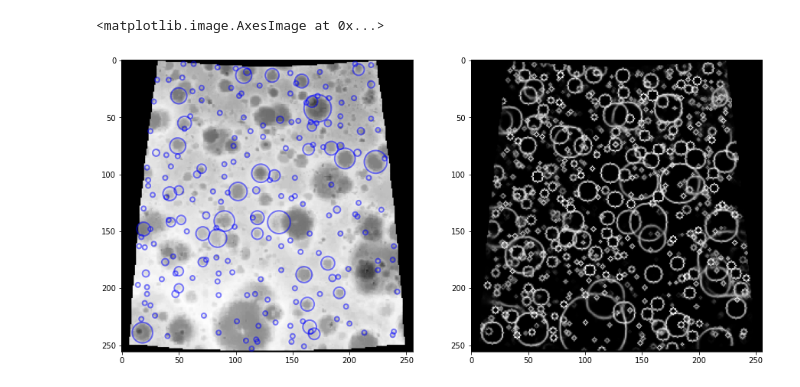
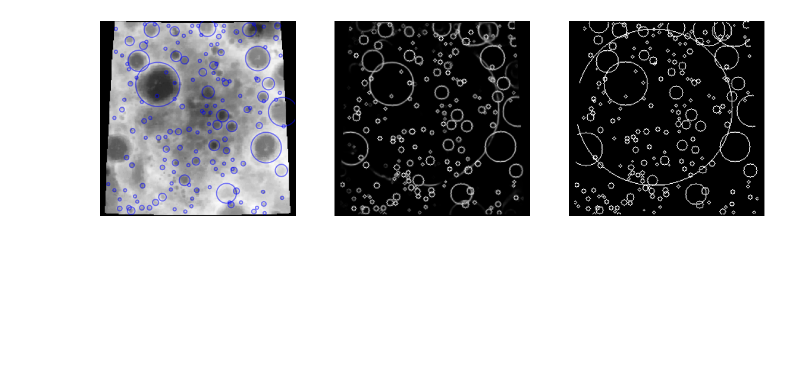
Before and after one commit to wdoppenberg/crater-detection, a Jupyter notebook: test.ipynb, the cells around one changed output. Saved outputs shown, nothing was run; the diff lists cells and outputs as text; code cells hidden in the pictures; blank space fills up the shorter version.

```diff
--- a/test.ipynb
+++ b/test.ipynb
@@ -9,7 +9,7 @@ from craterdetection.deepmoon import template_match_t
 
 exp = OpenVINOHandler('DeepMoon', device='MYRIAD')
 
-img = cv2.imread('sample_data/test_input.png', cv2.IMREAD_GRAYSCALE)
-batch = transforms.ToTensor()(img).unsqueeze_(0)
-print(exp.info())
+sd_input_images = np.load('blobs/sd_input_images.npy').transpose(0, 3, 1, 2)
+sd_target_masks = np.load('blobs/sd_target_masks.npy')
+exp
 # %% [output]
@@ -22,4 +17,6 @@ Model info:
 # %%
 %%time
+batch = sd_input_images[0:10]
+targets = sd_target_masks[0:10]
 out = exp.infer(batch)
 # %% [output]
@@ -34,12 +24,18 @@ Wall time: 613 ms
 # %%
-fig, axes = plt.subplots(1,2, figsize=(15,10))
+i = 2
+
+extracted_rings = template_match_t(out[i, 0].copy(), minrad=2.5)
+
+fig, axes = plt.subplots(1, 3, figsize=(20, 10))
+axes[0].imshow(batch[i, 0], cmap='Greys_r')
+axes[0].axis('off')
+axes[1].imshow(out[i, 0], cmap='Greys_r')
+axes[1].axis('off')
+axes[2].imshow(targets[i], cmap='Greys_r')
+axes[2].axis('off')
 
 for x, y, r in extracted_rings:
     circle = plt.Circle((x, y), r, color='blue', fill=False, linewidth=2, alpha=0.5)
     axes[0].add_artist(circle)
-
-axes[0].imshow(img, cmap='Greys_r')
-axes[1].imshow(out[0,0], cmap='Greys_r')
 # %% [output]
-<matplotlib.image.AxesImage at 0x...>
-[figure, old version]
+[figure, new version]
```
Also changed, not shown: parts of 7 cells of this notebook, 2 other files.
